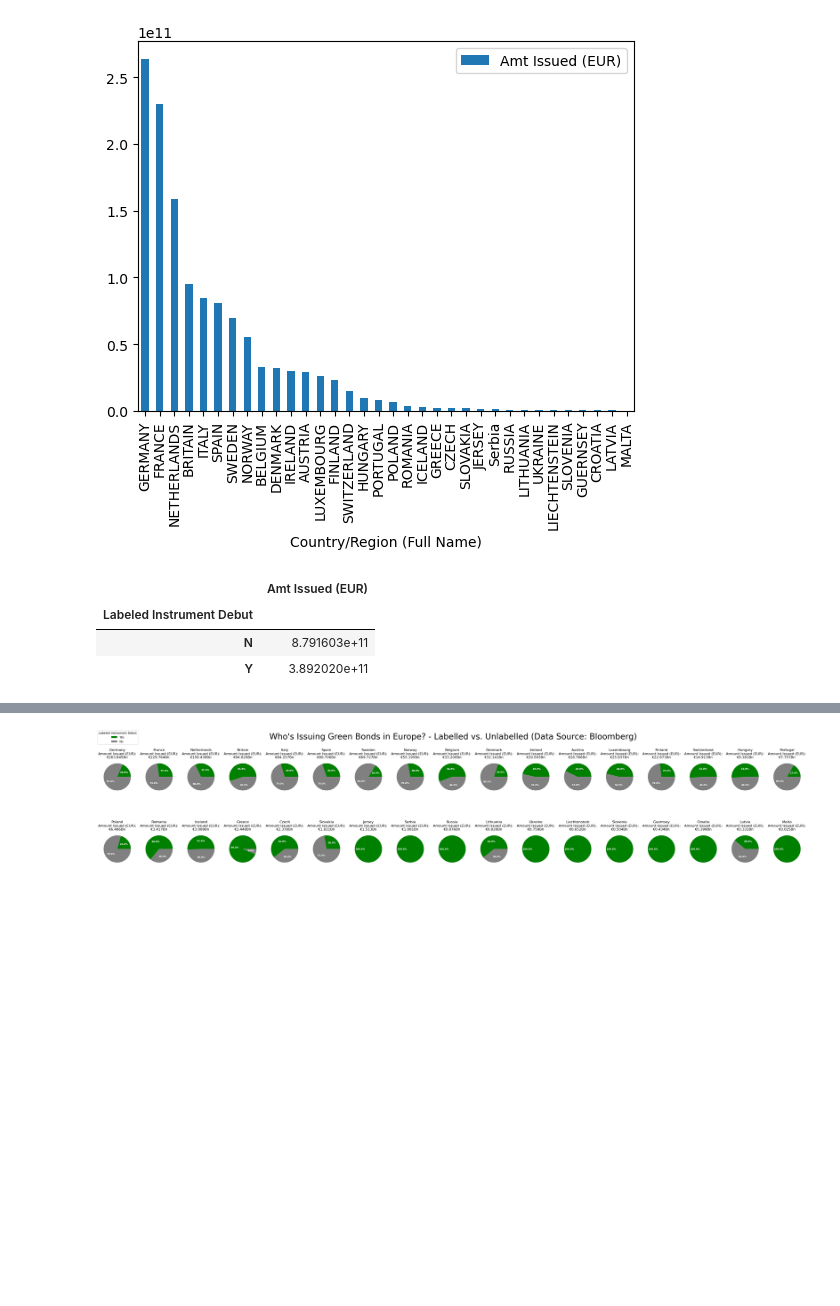
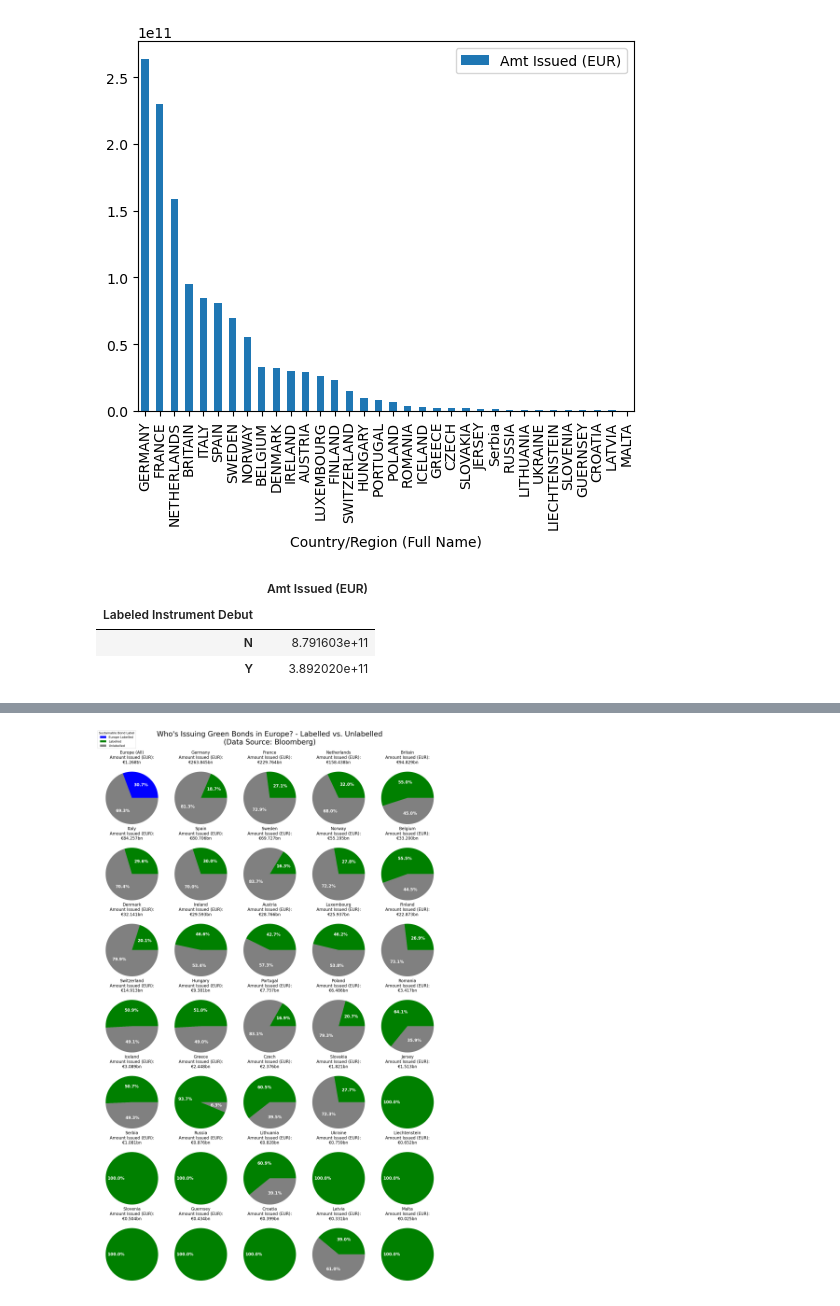
Before and after one commit to pavobravo11/Data501_Project, a Jupyter notebook: Bonds/bonds.ipynb, the cells around one changed output, grey strips where cells are left out. Drawn from its saved outputs; the diff is of its cells as text; code cells hidden in the pictures; blank space fills up the shorter version.

Commit message:
Updated pie one more time, added one last pie that shows all of europe

```diff
--- a/Bonds/bonds.ipynb
+++ b/Bonds/bonds.ipynb
@@ -75,10 +76,16 @@ country_bonds_labelled_N = country_bonds_labelled[country_bonds_labelled['Labele
 country_bonds = country_bonds_labelled_Y.merge(
     country_bonds_labelled_N,
     on = 'Country/Region (Full Name)',
-    suffixes=(' Yes', ' No'),
+    suffixes=(' Labelled', ' Unlabelled'),
     how='outer'
 )
 
 country_bonds.fillna(0, inplace=True)
-country_bonds.sort_values(by='Amt Issued (EUR) Yes', key=country_bonds['Amt Issued (EUR) No'].add, ascending=False, inplace=True)
+country_bonds.sort_values(
+    by='Amt Issued (EUR) Labelled',
+    key=country_bonds['Amt Issued (EUR) Unlabelled'].add,
+    ascending=False,
+    inplace=True
+)
+
 country_bonds.reset_index(drop=True, inplace=True)
@@ -85,36 +112,66 @@ country_bonds.reset_index(drop=True, inplace=True)
 # %%
-plt.figure(figsize=(34, 8))
+plt.figure(figsize=(19, 30.8))
+
+width = 7
+height = 5
+
+# Add the total first, with blue as the colour
+plt.subplot(width, height, 1)
+
+plt.pie(
+        [
+            country_bonds['Amt Issued (EUR) Labelled'].sum(),
+            country_bonds['Amt Issued (EUR) Unlabelled'].sum()
+        ],
+        colors=['blue', 'grey'],
+        # Adds the percentages, empty string if no issuance for that label
+        autopct=lambda p: '{:.1f}%'.format(round(p, 1)) if p > 0 else '',
+        textprops={'color': 'white', 'weight': 'bold', 'fontsize': 16}
+)
+
+total_amt_issued_trillions = \
+    (
+        country_bonds['Amt Issued (EUR) Labelled'].sum() +\
+        country_bonds['Amt Issued (EUR) Unlabelled'].sum()
+    ) / 10**12
+
+plt.title(f'Europe (All)\nAmount Issued (EUR):\n€{total_amt_issued_trillions:.3f}tn', fontsize=16)
 
 for i, row in country_bonds.iterrows():
     country = row['Country/Region (Full Name)']
-    yes_amt = row['Amt Issued (EUR) Yes']
-    no_amt = row['Amt Issued (EUR) No']
+    yes_amt = row['Amt Issued (EUR) Labelled']
+    no_amt = row['Amt Issued (EUR) Unlabelled']
     total_amt_issued_billions = (yes_amt + no_amt) / 10**9
 
     # Prepare data for pie chart
     sizes = [yes_amt, no_amt]
-    labels = ['Yes', 'No']
     colors = ['green', 'grey']
 
-    plt.subplot(2, 17, i+1)
+    plt.subplot(width, height, i+2)
 
     plt.pie(
         sizes,
-        labels=labels,
         colors=colors,
-        autopct=lambda p: '{:.1f}%'.format(round(p)) if p > 0 else '',
-        textprops={'color': 'white', 'weight': 'bold', 'fontsize': 8}
+        # Adds the percentages, empty string if no issuance for that label
+        autopct=lambda p: '{:.1f}%'.format(round(p, 1)) if p > 0 else '',
+        textprops={'color': 'white', 'weight': 'bold', 'fontsize': 16}
     )
 
-    plt.title(f'{country.title()}\nAmount Issued (EUR):\n€{total_amt_issued_billions:.3f}Bn')
+    plt.title(f'{country.title()}\nAmount Issued (EUR):\n€{total_amt_issued_billions:.3f}bn', fontsize=16)
 
 plt.tight_layout()
-plt.suptitle("Who's Issuing Green Bonds in Europe? - Labelled vs. Unlabelled (Data Source: Bloomberg)", fontsize = 28)
+plt.subplots_adjust(top=0.945, hspace=0.05, wspace=0.05)
+plt.suptitle("Who's Issuing Green Bonds in Europe? - Labelled vs. Unlabelled\n(Data Source: Bloomberg)", fontsize = 28, y=1)
 
 # Adding a legend for the colors
-legend_elements = [Patch(facecolor='green', label='Yes'), Patch(facecolor='grey', label='No')]
-plt.figlegend(handles=legend_elements, loc='upper left', title="Labeled Instrument Debut")
+legend_elements = [
+    Patch(facecolor='blue', label='Europe Labelled'),
+    Patch(facecolor='green', label='Labelled'),
+    Patch(facecolor='grey', label='Unlabelled')
+]
+
+plt.figlegend(handles=legend_elements, loc='upper left', title="Sustainable Bond Label", fontsize=12, title_fontsize=12)
 
 plt.show()
 # %% [output]
-[figure, old version]
+[figure, new version]
```
Also changed, not shown: parts of 2 cells of this notebook.
